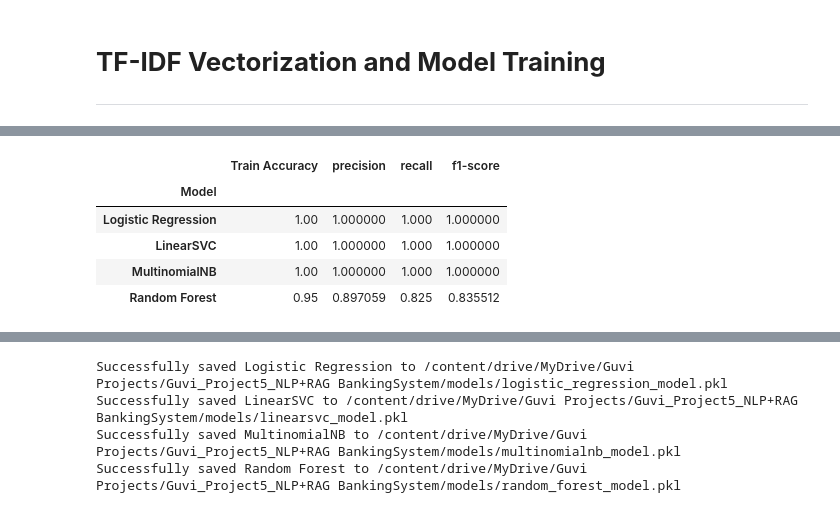
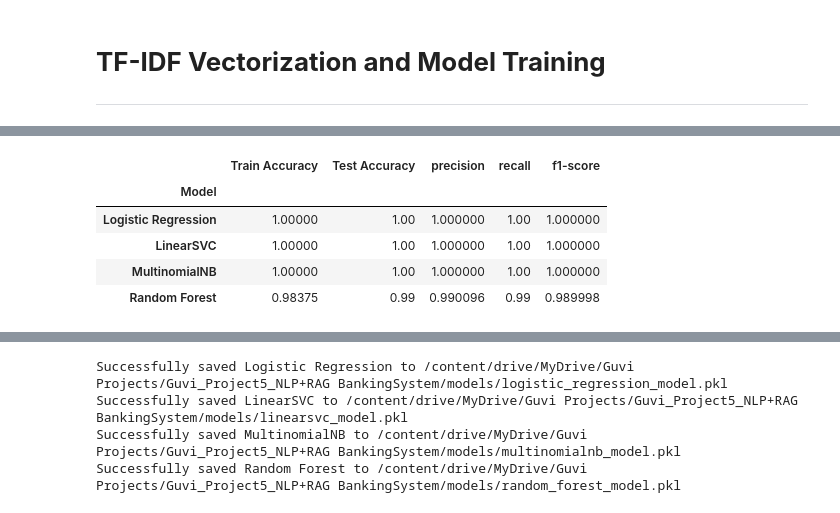
Before and after one commit to dJasawat/Guvi_Assignmnets5_AI-Powered-Banking-Support-Fraud-Intelligence-System-using-NLP-RAG, a Jupyter notebook: AI_Banking_NLP_DataCleaning_and_Processing.ipynb, the cells around one changed output, grey strips where cells are left out. Saved outputs shown, nothing was run; the diff lists cells and outputs as text; code cells hidden in the pictures.

```diff
--- a/AI_Banking_NLP_DataCleaning_and_Processing.ipynb
+++ b/AI_Banking_NLP_DataCleaning_and_Processing.ipynb
@@ -139,7 +141,8 @@ rawData.to_csv(DIR_PATH + "ProcessedData/Cleaned_support_tickets.csv", index=Fal
 # %% [markdown]
 # **Create ML - Model **
 # %%
-cleanData["category"] = le.inverse_transform(cleanData["category"])
+cleanData["category"] = le_category.inverse_transform(cleanData["category"])
+cleanData["sentiment"] = le_sentiment.inverse_transform(cleanData["sentiment"])
 # %%
 plt.figure(figsize=(10,5))
 sns.countplot(data=cleanData, x='category', order=cleanData['category'].value_counts().index,hue = "category", palette='viridis')
@@ -243,53 +234,90 @@ def get_tuned_models():
+# %%
+#Split the data into training and testing sets
+# Split data for Intent Classification
+x_train, x_test, y_train, y_test = train_test_split(cleanData['cleaned_query_text'], cleanData['category'], stratify=cleanData['category'], test_size=0.2, random_state=42)
+tfidf_vectorizer_Category = TfidfVectorizer(max_features=2000,ngram_range=(1,2))
+x_train_tfidf = tfidf_vectorizer_Category.fit_transform(x_train)
+# %%
+# save sentiment vectorizer in drive
+with open(DIR_PATH + "models/tfidf_vectorizer_Category.pkl", "wb") as f:
+    pickle.dump(tfidf_vectorizer_Category, f)
 # %%
-def train_evaluate_model(tuned_models, x_train, x_test, y_train, y_test):
+def train_evaluate_Category_model(tuned_models, x_train, x_test, y_train, y_test):
     """
     Trains each model in the dictionary and returns evaluation results.
     """
     results = []
+    trained_models = {}
 
     for model_name, model in tuned_models.items():
         # Training
         model.fit(x_train, y_train)
 
         # Predictions
-        y_pred = model.predict(x_test)
+        y_train_pred = model.predict(x_train)
+        y_test_pred = model.predict(x_test)
 
         # Metrics
-        train_accuracy = model.score(x_train, y_train)
+        train_accuracy = accuracy_score(y_train, y_train_pred)
+        test_accuracy = accuracy_score(y_test, y_test_pred)
         # Fix: Set output_dict=True to return a dictionary instead of a string
-        report = classification_report(y_test, y_pred, output_dict=True)
+        report = classification_report(y_test, y_test_pred, output_dict=True)
+
+        # Store trained models
+        trained_models[model_name] = model
 
         results.append({
             'Model': model_name,
             'Train Accuracy': train_accuracy,
+            'Test Accuracy' : test_accuracy,
             'precision': report.get('weighted avg', {}).get('precision', 0),
             'recall': report.get('weighted avg', {}).get('recall', 0),
             'f1-score': report.get('weighted avg', {}).get('f1-score', 0)
         })
 
-    return results
+        # Code tocheck if model predicting all cxatagory or not
+        print("\nModel:", model_name)
+
+        print("Actual classes:")
+        print(sorted(y_test.unique()))
+
+        print("Predicted classes:")
+        print(sorted(set(y_train_pred)))
+
+        print("Missing predicted classes:")
+        print(set(y_test.unique()) - set(y_train_pred))
+      # end of the code
+    return results,trained_models
 
 # 1. Vectorize the test set using the fitted vectorizer
-x_test_tfidf = tfidf_vectorizer.transform(x_test)
+x_test_tfidf = tfidf_vectorizer_Category.transform(x_test)
+
 
 # 2. Get the tuned models
 tuned_models = get_tuned_models()
 
 # 3. Train and Evaluate - Catgory Classification
-evaluation_data_Intent = train_evaluate_model(tuned_models, x_train_tfidf, x_test_tfidf, y_train, y_test)
+evaluation_data_Intent,models = train_evaluate_Category_model(tuned_models, x_train_tfidf, x_test_tfidf, y_train, y_test)
 
-#4. Train and Evaluate - Sentiment Classification
-evaluation_data_sentiment = train_evaluate_model(tuned_models, x_train_sentiment_tfidf, x_test_tfidf, y_train_sentiment, y_test_sentiment)
 
 # 5. Display Results in a DataFrame
 category_results_df = pd.DataFrame(evaluation_data_Intent)
 category_results_df.set_index('Model', inplace=True)
 
-display("Category Classification Model\n"+ category_results_df)
+#display("Category Classification Model\n"+ category_results_df)
+print("Category Classification Model")
+display(category_results_df.sort_values(by='f1-score', ascending=False))
 
-# 5 Display sentiment classification in dataframe
-sentiment_results_df = pd.DataFrame(evaluation_data_sentiment)
-sentiment_results_df.set_index('Model', inplace=True)
+#save bestModel in  drive
+bestModelName = category_results_df.sort_values(
+                                by='f1-score',  ascending=False).index[0]
 
-display("Sentiment Classification Model\n"+ sentiment_results_df)
+
+bestModel   = models[bestModelName]
+
+bestModelName = "Category_BestModel_" + bestModelName
+print(bestModelName)
+
+with open(DIR_PATH + "models/"+bestModelName+".pkl", "wb") as f:
+    pickle.dump(bestModel, f)
 # %% [output]
@@ -296,6 +341,6 @@ display("Sentiment Classification Model\n"+ sentiment_results_df)
-|  | Train Accuracy | precision | recall | f1-score |
-| Model |  |  |  |  |
-| Logistic Regression | 1.00 | 1.000000 | 1.000 | 1.000000 |
-| LinearSVC | 1.00 | 1.000000 | 1.000 | 1.000000 |
-| MultinomialNB | 1.00 | 1.000000 | 1.000 | 1.000000 |
-| Random Forest | 0.95 | 0.897059 | 0.825 | 0.835512 |
+|  | Train Accuracy | Test Accuracy | precision | recall | f1-score |
+| Model |  |  |  |  |  |
+| Logistic Regression | 1.00000 | 1.00 | 1.000000 | 1.00 | 1.000000 |
+| LinearSVC | 1.00000 | 1.00 | 1.000000 | 1.00 | 1.000000 |
+| MultinomialNB | 1.00000 | 1.00 | 1.000000 | 1.00 | 1.000000 |
+| Random Forest | 0.98375 | 0.99 | 0.990096 | 0.99 | 0.989998 |
```
Also changed, not shown: parts of 28 cells of this notebook.
